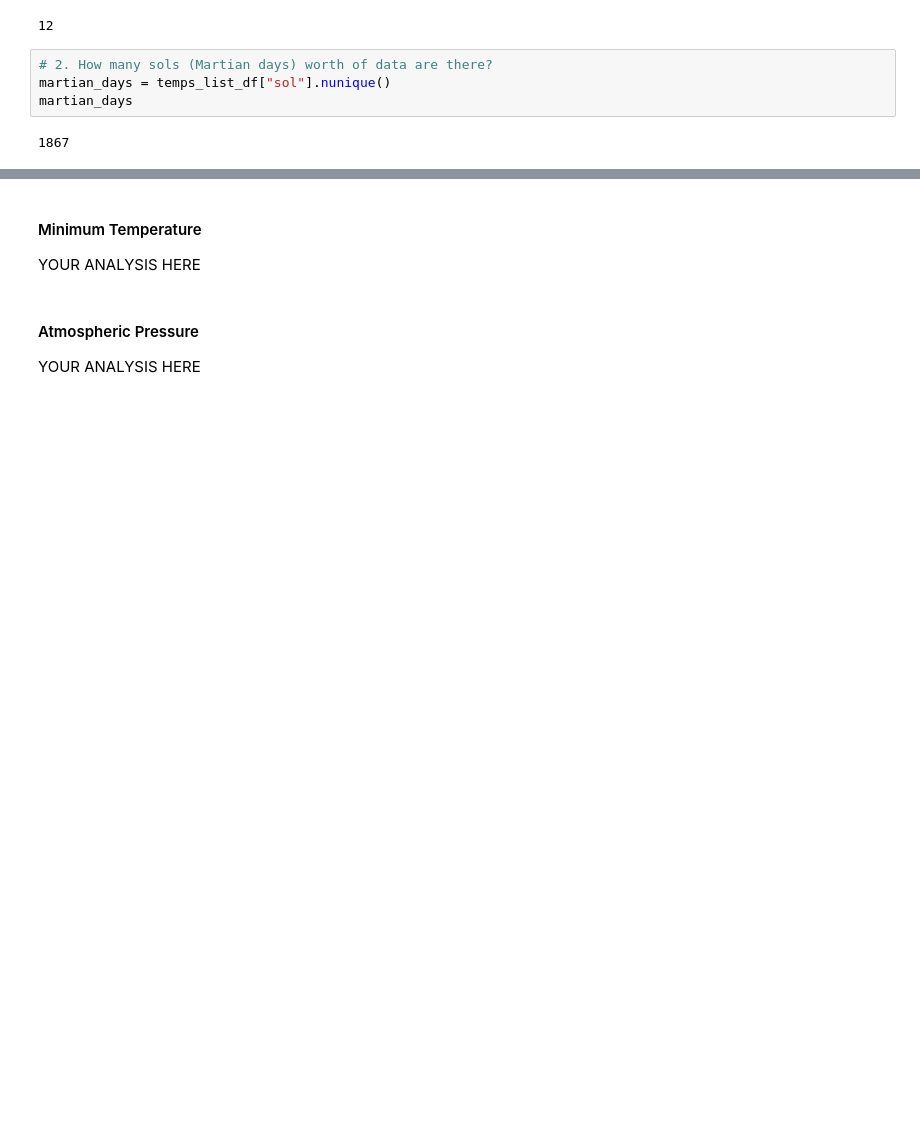
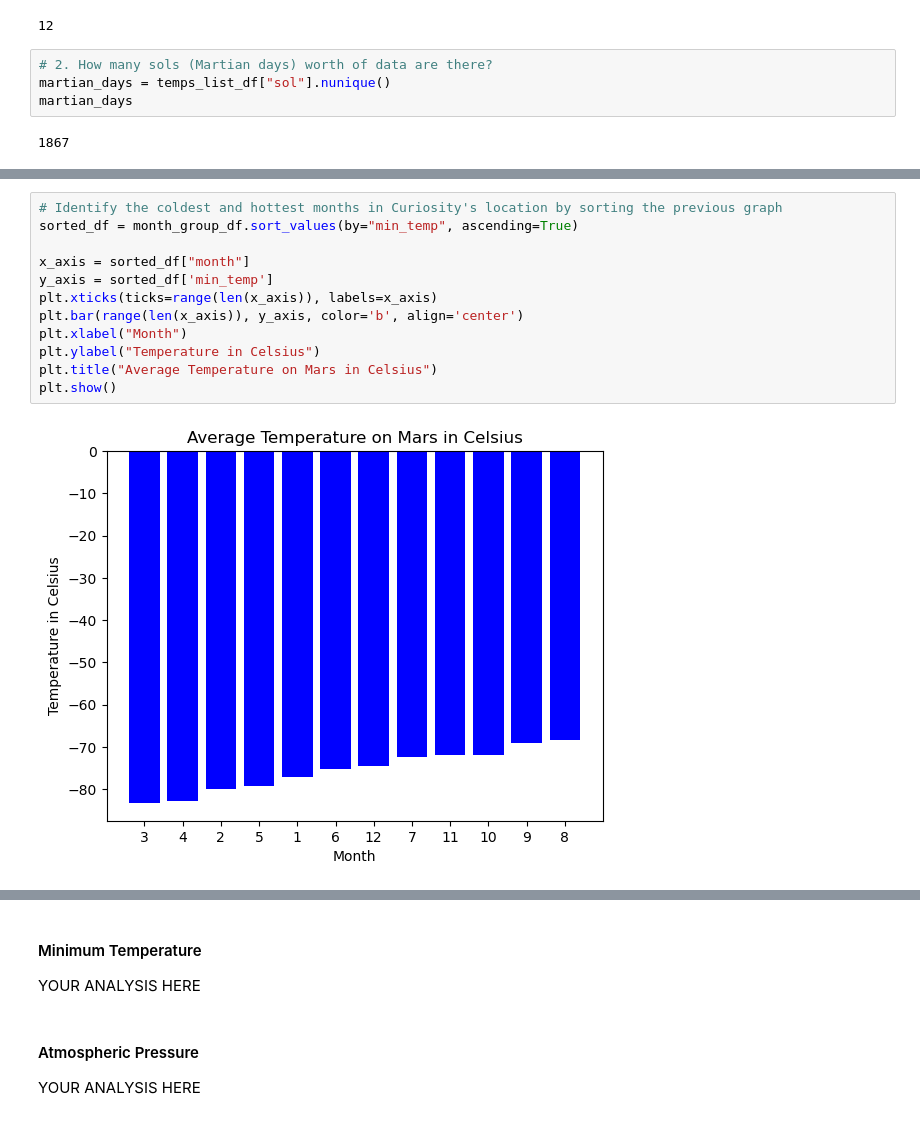
Before and after one commit to M0ther0fGingers/mars_news, a Jupyter notebook: 11-Data-Collection/part_2_mars_weather.ipynb, the cells around one changed output, grey strips where cells are left out. Drawn from its saved outputs; the diff is of its cells as text; blank space fills up the shorter version.

```diff
--- a/11-Data-Collection/part_2_mars_weather.ipynb
+++ b/11-Data-Collection/part_2_mars_weather.ipynb
@@ -282,2 +293,16 @@ Name: min_temp, dtype: float64
+# %%
+# Identify the coldest and hottest months in Curiosity's location by sorting the previous graph
+sorted_df = month_group_df.sort_values(by="min_temp", ascending=True)
+
+x_axis = sorted_df["month"]
+y_axis = sorted_df['min_temp']
+plt.xticks(ticks=range(len(x_axis)), labels=x_axis)
+plt.bar(range(len(x_axis)), y_axis, color='b', align='center')
+plt.xlabel("Month")
+plt.ylabel("Temperature in Celsius")
+plt.title("Average Temperature on Mars in Celsius")
+plt.show()
+# %% [output]
+[figure, added]
 # %%
 # 4. What is the average pressure by month?
```
Also changed, not shown: parts of 11 cells of this notebook.
